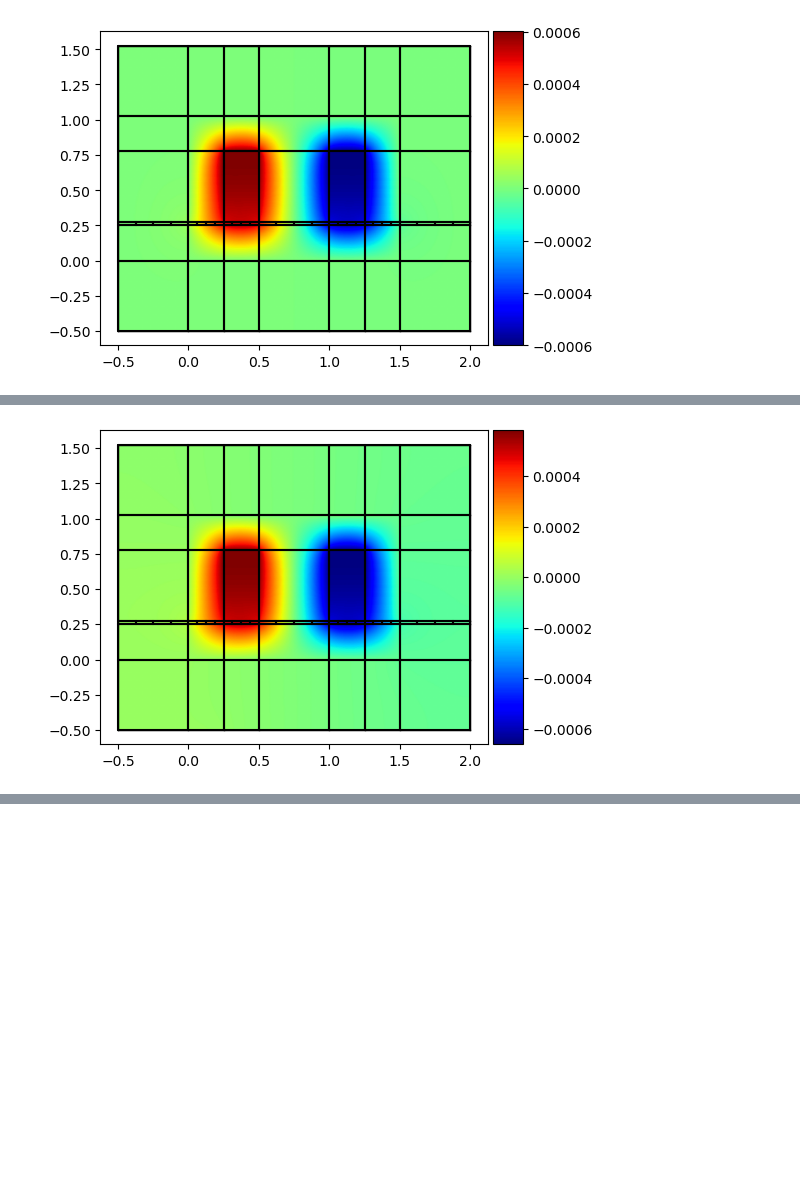
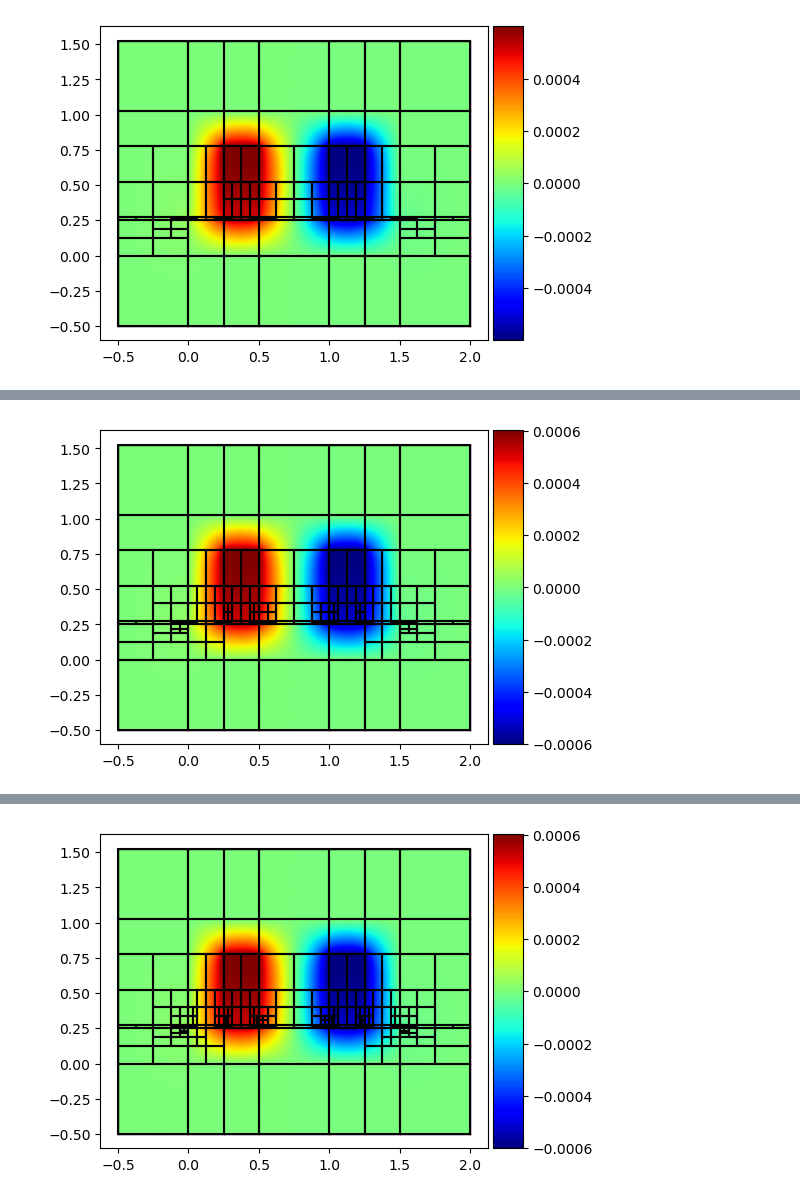
Before and after one commit to c-f-h/pyiga, a Jupyter notebook: notebooks/Inductor.ipynb, the cells around one changed output, grey strips where cells are left out. Cells and saved outputs as stored; diff of their text form; code cells hidden in the pictures; blank space fills up the shorter version.

```diff
--- a/notebooks/Inductor.ipynb
+++ b/notebooks/Inductor.ipynb
@@ -242,11 +242,10 @@ Keys = ['C1','C2','Fe','Air']
 degs = (2,)
 maxpatches =(5000,4000,3000,2000)
 #maxiter=(7,7,7,6)
-maxiter=(4,)
-#eps=(1e-3,1e-4,1e-5,1e-6)
+maxiter=(20,)
+eps=(1e-3,1e-4,1e-5,1e-6)
 plot=1
-uniform=1
-
+uniform=0
 
 R = np.zeros((max(maxiter),len(degs)*5))
 
@@ -307,28 +306,27 @@ for i,deg in enumerate(degs):
         else:
             P = MB.h_refine(h_ref=-1,ref="rs", return_P = True, in_subspace=True)
 
-        if not exact:
-            for j in range(len(U)):
-                U[j]=P@U[j]
+        for j in range(len(U)):
+            U[j]=P@U[j]
         k+=1
-    if not exact:
-        P = MB.h_refine(h_ref=-1,ref="rs", return_P = True, in_subspace=True)
-        P = MB.p_refine(1, return_P = True, in_subspace=True)@P
 
-        Kh = sum([MB.assemble_volume("nu*inner(grad(u),grad(v)) * dx", arity=2,nu=nu[k], domain_id=k) for k in Keys])
-        Fh = np.sum([MB.assemble_volume("(f * v) * dx", arity=1, domain_id=k, f=f[k]) for k in Keys], axis=0)
-        LS = assemble.RestrictedLinearSystem(Kh, Fh, dir_bcs)
+    P = MB.h_refine(h_ref=-1,ref="rs", return_P = True, in_subspace=True)
+    P = MB.p_refine(1, return_P = True, in_subspace=True)@P
 
-        u_exact = LS.complete(operators.make_solver(LS.A,spd=True)@LS.b)
+    Kh = sum([MB.assemble_volume("nu*inner(grad(u),grad(v)) * dx", arity=2,nu=nu[k], domain_id=k) for k in Keys])
+    Fh = np.sum([MB.assemble_volume("(f * v) * dx", arity=1, domain_id=k, f=f[k]) for k in Keys], axis=0)
+    LS = assemble.RestrictedLinearSystem(Kh, Fh, dir_bcs)
 
-        MB.plot(u_exact, mesh=True)
-        plt.show();
+    u_exact = LS.complete(operators.make_solver(LS.A,spd=True)@LS.b)
 
-        for j in range(len(U)):
-            eh = u_exact - P@U[j]
-            Eerr = np.sqrt(eh@Kh@eh)
-            R[j,i*5+2] = Eerr
-            R[j,i*5+4] = R[j,i*5+3]/Eerr
+    MB.plot(u_exact, mesh=True)
+    plt.show();
+
+    for j in range(len(U)):
+        eh = u_exact - P@U[j]
+        Eerr = np.sqrt(eh@Kh@eh)
+        R[j,i*5+2] = Eerr
+        R[j,i*5+4] = R[j,i*5+3]/Eerr
 
     if uniform:
         np.save('Inductor_uniform_p'+str(deg),R)
@@ -349 +347 @@ Basis setup took 0.003924131393432617 seconds
-[figure, old version]
+[figure, new version]
@@ -357 +351 @@ Basis setup took 0.02794337272644043 seconds
-[figure, old version]
+[figure, new version]
@@ -357,0 +355 @@ Basis setup took 0.02794337272644043 seconds
+[figure, added]
```
Also changed, not shown: parts of 3 cells of this notebook, 3 other files.
